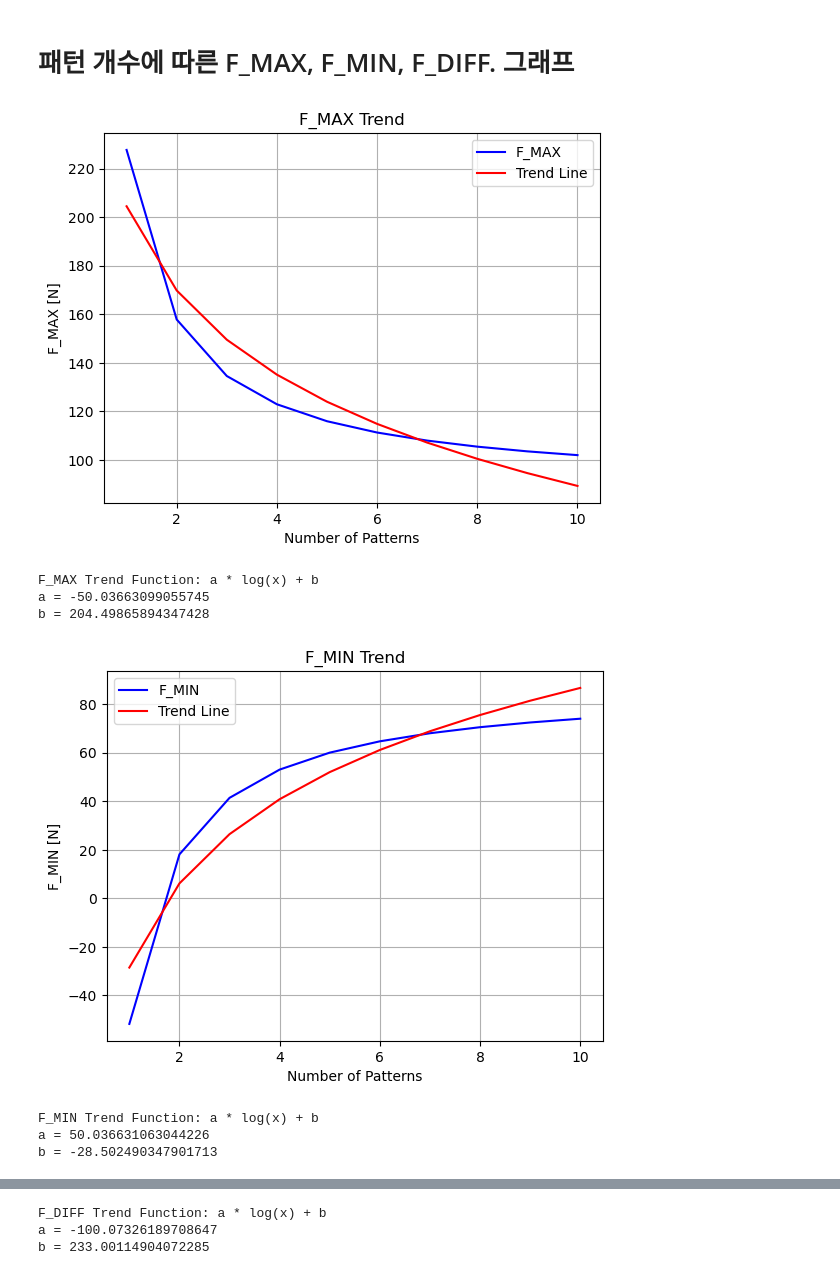
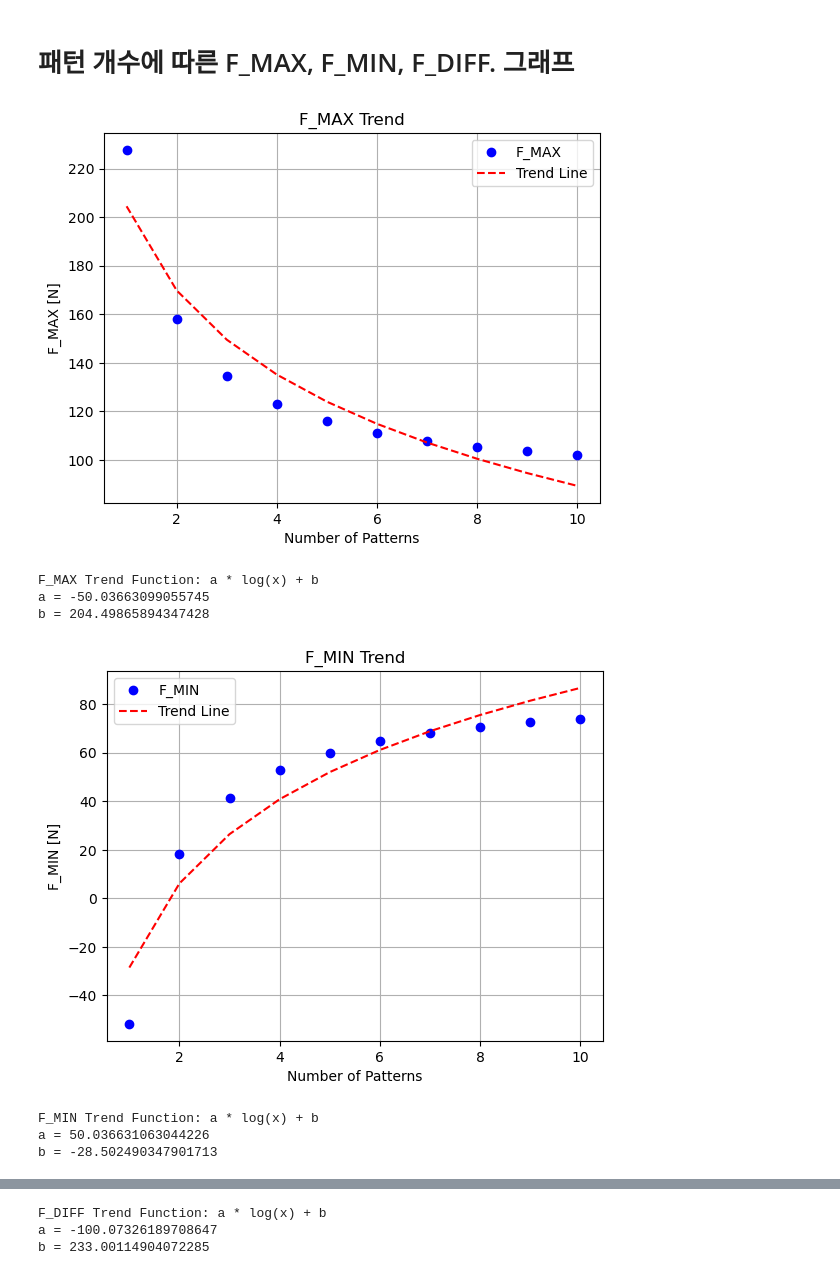
Before and after one commit to moreum2/OV-PAM_model, a Jupyter notebook: OV-PAM model.ipynb, the cells around one changed output, grey strips where cells are left out. Drawn from its saved outputs; the diff is of its cells as text; code cells hidden in the pictures.

```diff
--- a/OV-PAM model.ipynb
+++ b/OV-PAM model.ipynb
@@ -67,8 +67,8 @@ popt_max, _ = curve_fit(log_func_max, pattern_count, F_MAX[1:])
 trend_max = log_func_max(pattern_count, *popt_max)
 trend_function_max = log_func_max(pattern_count, *popt_max)
 
-plt.plot(pattern_count, F_MAX[1:], 'b-', label='F_MAX')
-plt.plot(pattern_count, trend_function_max, 'r-', label='Trend Line')
+plt.plot(pattern_count, F_MAX[1:], 'bo', label='F_MAX')
+plt.plot(pattern_count, trend_function_max, 'r--', label='Trend Line')
 plt.xlabel('Number of Patterns')
 plt.ylabel('F_MAX [N]')
 plt.title('F_MAX Trend')
@@ -90,8 +90,8 @@ popt_min, _ = curve_fit(log_func_min, pattern_count, F_MIN[1:])
 trend_min = log_func_min(pattern_count, *popt_min)
 trend_function_min = log_func_min(pattern_count, *popt_min)
 
-plt.plot(pattern_count, F_MIN[1:], 'b-', label='F_MIN')
-plt.plot(pattern_count, trend_function_min, 'r-', label='Trend Line')
+plt.plot(pattern_count, F_MIN[1:], 'bo', label='F_MIN')
+plt.plot(pattern_count, trend_function_min, 'r--', label='Trend Line')
 plt.xlabel('Number of Patterns')
 plt.ylabel('F_MIN [N]')
 plt.title('F_MIN Trend')
@@ -100,37 +100,37 @@ plt.grid(True)
 plt.show()
 
 print("F_MIN Trend Function: a * log(x) + b")
 print(f"a = {popt_min[0]}")
 print(f"b = {popt_min[1]}")
 print()
 
 # F_DIFF 추세 그래프 (로그 함수)
 def log_func_diff(x, a, b):
     return a * np.log(x) + b
 
 popt_diff, _ = curve_fit(log_func_diff, pattern_count, F_DIF[1:])
 
 trend_diff = log_func_diff(pattern_count, *popt_diff)
 trend_function_diff = log_func_diff(pattern_count, *popt_diff)
 
-plt.plot(pattern_count, F_DIF[1:], 'b-', label='F_DIFF')
-plt.plot(pattern_count, trend_function_diff, 'r-', label='Trend Line')
+plt.plot(pattern_count, F_DIF[1:], 'bo', label='F_DIFF')
+plt.plot(pattern_count, trend_function_diff, 'r--', label='Trend Line')
 plt.xlabel('Number of Patterns')
 plt.ylabel('F_DIFF [N]')
 plt.title('F_DIFF Trend')
 plt.legend()
 plt.grid(True)
 plt.show()
 
 print("F_DIFF Trend Function: a * log(x) + b")
 print(f"a = {popt_diff[0]}")
 print(f"b = {popt_diff[1]}")
 # %% [output]
-[figure, old version]
+[figure, new version]
 F_MAX Trend Function: a * log(x) + b
 a = -50.03663099055745
 b = 204.49865894347428
-[figure, old version]
+[figure, new version]
 F_MIN Trend Function: a * log(x) + b
 a = 50.036631063044226
 b = -28.502490347901713
```
Also changed, not shown: parts of 25 cells of this notebook.
